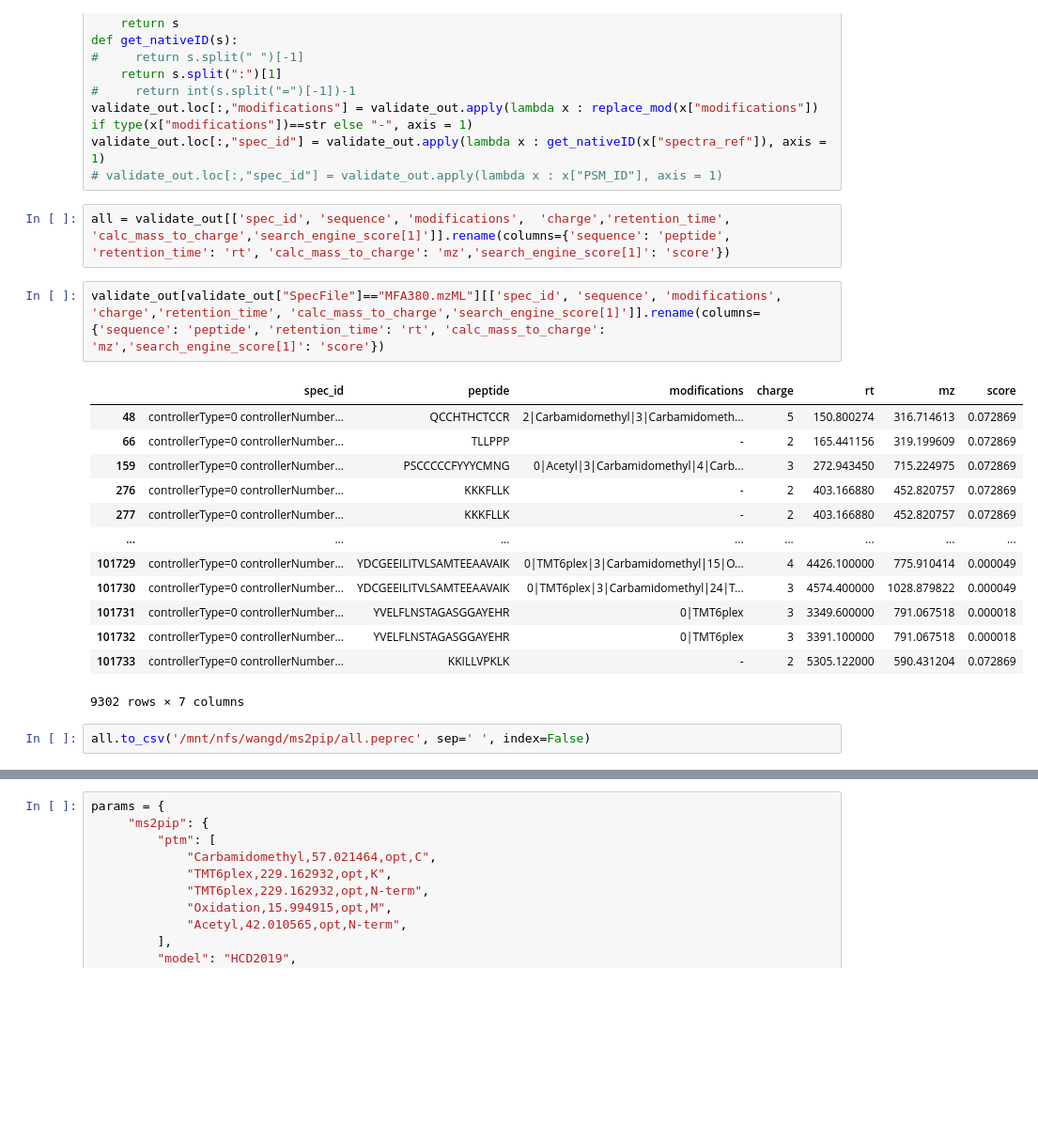
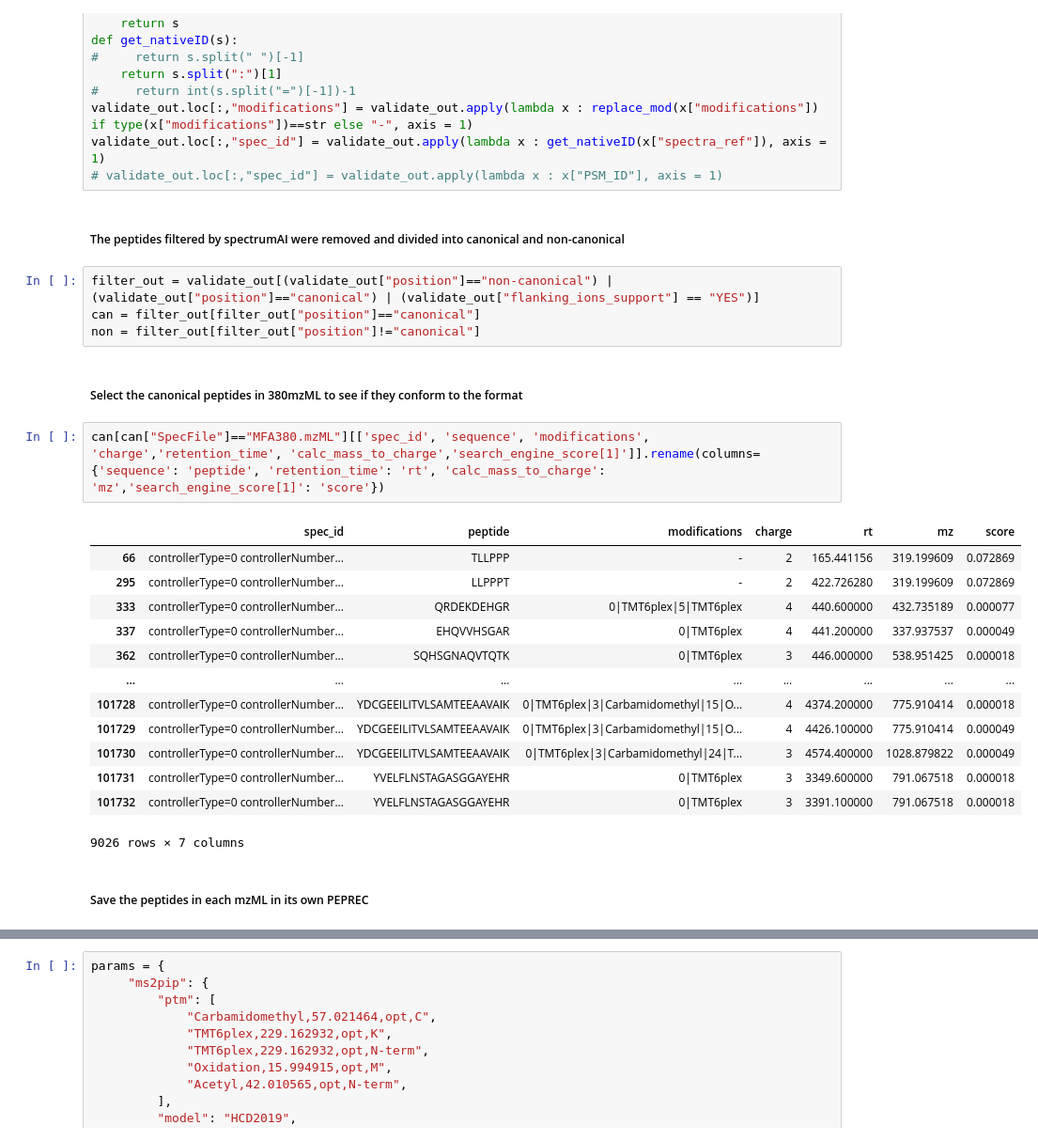
Before and after one commit to DongdongdongW/DeepLC_my, a Jupyter notebook: ms2pip/Myms2pip.ipynb, the cells around one changed output, grey strips where cells are left out. Shown at 94% size. Drawn from its saved outputs; the diff is of its cells as text; blank space fills up the shorter version.

```diff
--- a/ms2pip/Myms2pip.ipynb
+++ b/ms2pip/Myms2pip.ipynb
@@ -28,25 +26,31 @@ def get_nativeID(s):
 validate_out.loc[:,"modifications"] = validate_out.apply(lambda x : replace_mod(x["modifications"]) if type(x["modifications"])==str else "-", axis = 1)
 validate_out.loc[:,"spec_id"] = validate_out.apply(lambda x : get_nativeID(x["spectra_ref"]), axis = 1)
 # validate_out.loc[:,"spec_id"] = validate_out.apply(lambda x : x["PSM_ID"], axis = 1)
-# %%
-all = validate_out[['spec_id', 'sequence', 'modifications',  'charge','retention_time', 'calc_mass_to_charge','search_engine_score[1]']].rename(columns={'sequence': 'peptide', 'retention_time': 'rt', 'calc_mass_to_charge': 'mz','search_engine_score[1]': 'score'})
+# %% [markdown]
+##### The peptides filtered by spectrumAI were removed and divided into canonical and non-canonical
+# %%
+filter_out = validate_out[(validate_out["position"]=="non-canonical") | (validate_out["position"]=="canonical") | (validate_out["flanking_ions_support"] == "YES")]
+can = filter_out[filter_out["position"]=="canonical"]
+non = filter_out[filter_out["position"]!="canonical"]
+# %% [markdown]
+##### Select the canonical peptides in 380mzML to see if they conform to the format
 # %%
-validate_out[validate_out["SpecFile"]=="MFA380.mzML"][['spec_id', 'sequence', 'modifications',  'charge','retention_time', 'calc_mass_to_charge','search_engine_score[1]']].rename(columns={'sequence': 'peptide', 'retention_time': 'rt', 'calc_mass_to_charge': 'mz','search_engine_score[1]': 'score'})
+can[can["SpecFile"]=="MFA380.mzML"][['spec_id', 'sequence', 'modifications',  'charge','retention_time', 'calc_mass_to_charge','search_engine_score[1]']].rename(columns={'sequence': 'peptide', 'retention_time': 'rt', 'calc_mass_to_charge': 'mz','search_engine_score[1]': 'score'})
 # %% [output]
 |  | spec_id | peptide | modifications | charge | rt | mz | score |
-| 48 | controllerType=0 controllerNumber... | QCCHTHCTCCR | 2|Carbamidomethyl|3|Carbamidometh... | 5 | 150.800274 | 316.714613 | 0.072869 |
 | 66 | controllerType=0 controllerNumber... | TLLPPP | - | 2 | 165.441156 | 319.199609 | 0.072869 |
-| 159 | controllerType=0 controllerNumber... | PSCCCCCFYYYCMNG | 0|Acetyl|3|Carbamidomethyl|4|Carb... | 3 | 272.943450 | 715.224975 | 0.072869 |
-| 276 | controllerType=0 controllerNumber... | KKKFLLK | - | 2 | 403.166880 | 452.820757 | 0.072869 |
-| 277 | controllerType=0 controllerNumber... | KKKFLLK | - | 2 | 403.166880 | 452.820757 | 0.072869 |
+| 295 | controllerType=0 controllerNumber... | LLPPPT | - | 2 | 422.726280 | 319.199609 | 0.072869 |
+| 333 | controllerType=0 controllerNumber... | QRDEKDEHGR | 0|TMT6plex|5|TMT6plex | 4 | 440.600000 | 432.735189 | 0.000077 |
+| 337 | controllerType=0 controllerNumber... | EHQVVHSGAR | 0|TMT6plex | 4 | 441.200000 | 337.937537 | 0.000049 |
+| 362 | controllerType=0 controllerNumber... | SQHSGNAQVTQTK | 0|TMT6plex | 3 | 446.000000 | 538.951425 | 0.000018 |
 | ... | ... | ... | ... | ... | ... | ... | ... |
+| 101728 | controllerType=0 controllerNumber... | YDCGEEILITVLSAMTEEAAVAIK | 0|TMT6plex|3|Carbamidomethyl|15|O... | 4 | 4374.200000 | 775.910414 | 0.000018 |
 | 101729 | controllerType=0 controllerNumber... | YDCGEEILITVLSAMTEEAAVAIK | 0|TMT6plex|3|Carbamidomethyl|15|O... | 4 | 4426.100000 | 775.910414 | 0.000049 |
 | 101730 | controllerType=0 controllerNumber... | YDCGEEILITVLSAMTEEAAVAIK | 0|TMT6plex|3|Carbamidomethyl|24|T... | 3 | 4574.400000 | 1028.879822 | 0.000049 |
 | 101731 | controllerType=0 controllerNumber... | YVELFLNSTAGASGGAYEHR | 0|TMT6plex | 3 | 3349.600000 | 791.067518 | 0.000018 |
 | 101732 | controllerType=0 controllerNumber... | YVELFLNSTAGASGGAYEHR | 0|TMT6plex | 3 | 3391.100000 | 791.067518 | 0.000018 |
-| 101733 | controllerType=0 controllerNumber... | KKILLVPKLK | - | 2 | 5305.122000 | 590.431204 | 0.072869 |
-9302 rows × 7 columns
+9026 rows × 7 columns
-# %%
-all.to_csv('/mnt/nfs/wangd/ms2pip/all.peprec', sep=' ', index=False)
+# %% [markdown]
+##### Save the peptides in each mzML in its own PEPREC
 # %%
 for i in range(380,392):
```
Also changed, not shown: parts of 26 cells of this notebook.
